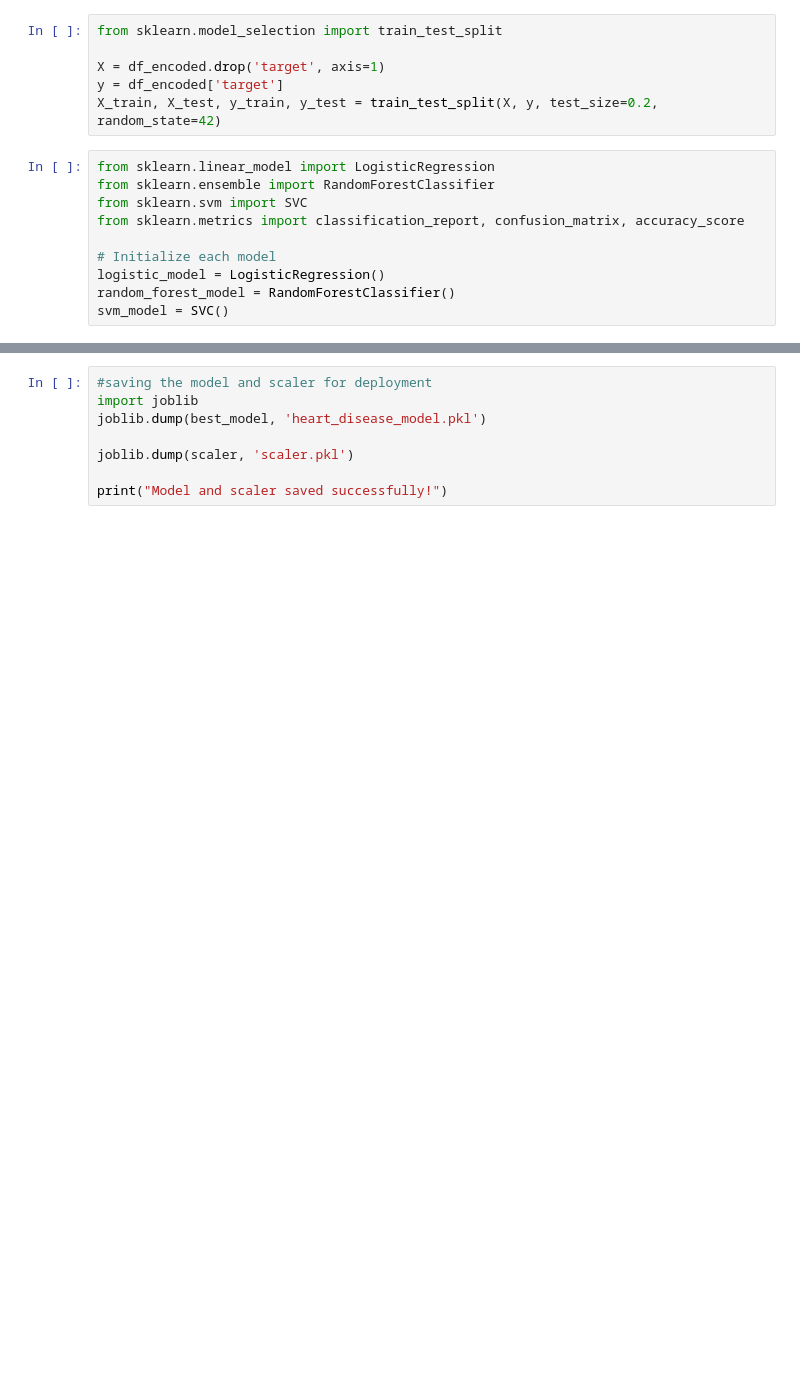
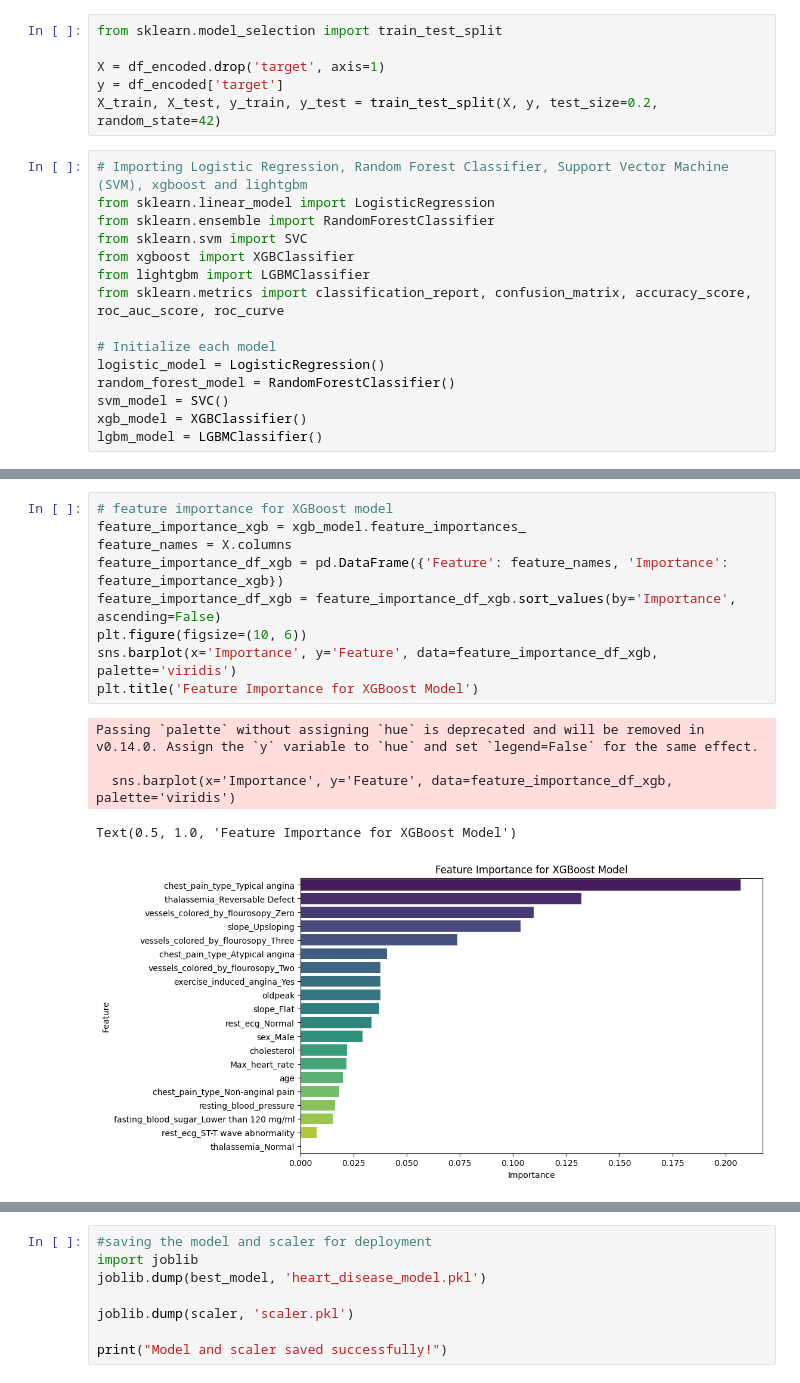
Before and after one commit to KehindeOladele/Heart_Disease_Prediction_App, a Jupyter notebook: heartdisease/Heart_Disease_Prediction_Model.ipynb, the cells around one changed output, grey strips where cells are left out. Saved outputs shown, nothing was run; the diff lists cells and outputs as text; blank space fills up the shorter version.

```diff
--- a/heartdisease/Heart_Disease_Prediction_Model.ipynb
+++ b/heartdisease/Heart_Disease_Prediction_Model.ipynb
@@ -214,15 +228,20 @@ X = df_encoded.drop('target', axis=1)
 y = df_encoded['target']
 X_train, X_test, y_train, y_test = train_test_split(X, y, test_size=0.2, random_state=42)
 # %%
+# Importing Logistic Regression, Random Forest Classifier, Support Vector Machine (SVM), xgboost and lightgbm
 from sklearn.linear_model import LogisticRegression
 from sklearn.ensemble import RandomForestClassifier
 from sklearn.svm import SVC
-from sklearn.metrics import classification_report, confusion_matrix, accuracy_score
+from xgboost import XGBClassifier
+from lightgbm import LGBMClassifier
+from sklearn.metrics import classification_report, confusion_matrix, accuracy_score, roc_auc_score, roc_curve
 
 # Initialize each model
 logistic_model = LogisticRegression()
 random_forest_model = RandomForestClassifier()
 svm_model = SVC()
+xgb_model = XGBClassifier()
+lgbm_model = LGBMClassifier()
 # %%
 # Looping through each model, fitting it, and evaluating its performance
 models = {
@@ -271,0 +311,15 @@ Text(0.5, 1.0, 'Confusion Matrix for Random Forest')
+# %%
+# feature importance for XGBoost model
+feature_importance_xgb = xgb_model.feature_importances_
+feature_names = X.columns
+feature_importance_df_xgb = pd.DataFrame({'Feature': feature_names, 'Importance': feature_importance_xgb})
+feature_importance_df_xgb = feature_importance_df_xgb.sort_values(by='Importance', ascending=False)
+plt.figure(figsize=(10, 6))
+sns.barplot(x='Importance', y='Feature', data=feature_importance_df_xgb, palette='viridis')
+plt.title('Feature Importance for XGBoost Model')
+# %% [output]
+Passing `palette` without assigning `hue` is deprecated and will be removed in v0.14.0. Assign the `y` variable to `hue` and set `legend=False` for the same effect.
+
+  sns.barplot(x='Importance', y='Feature', data=feature_importance_df_xgb, palette='viridis')
+Text(0.5, 1.0, 'Feature Importance for XGBoost Model')
+[figure, added]
```
Also changed, not shown: parts of 14 cells of this notebook, 2 other files.
